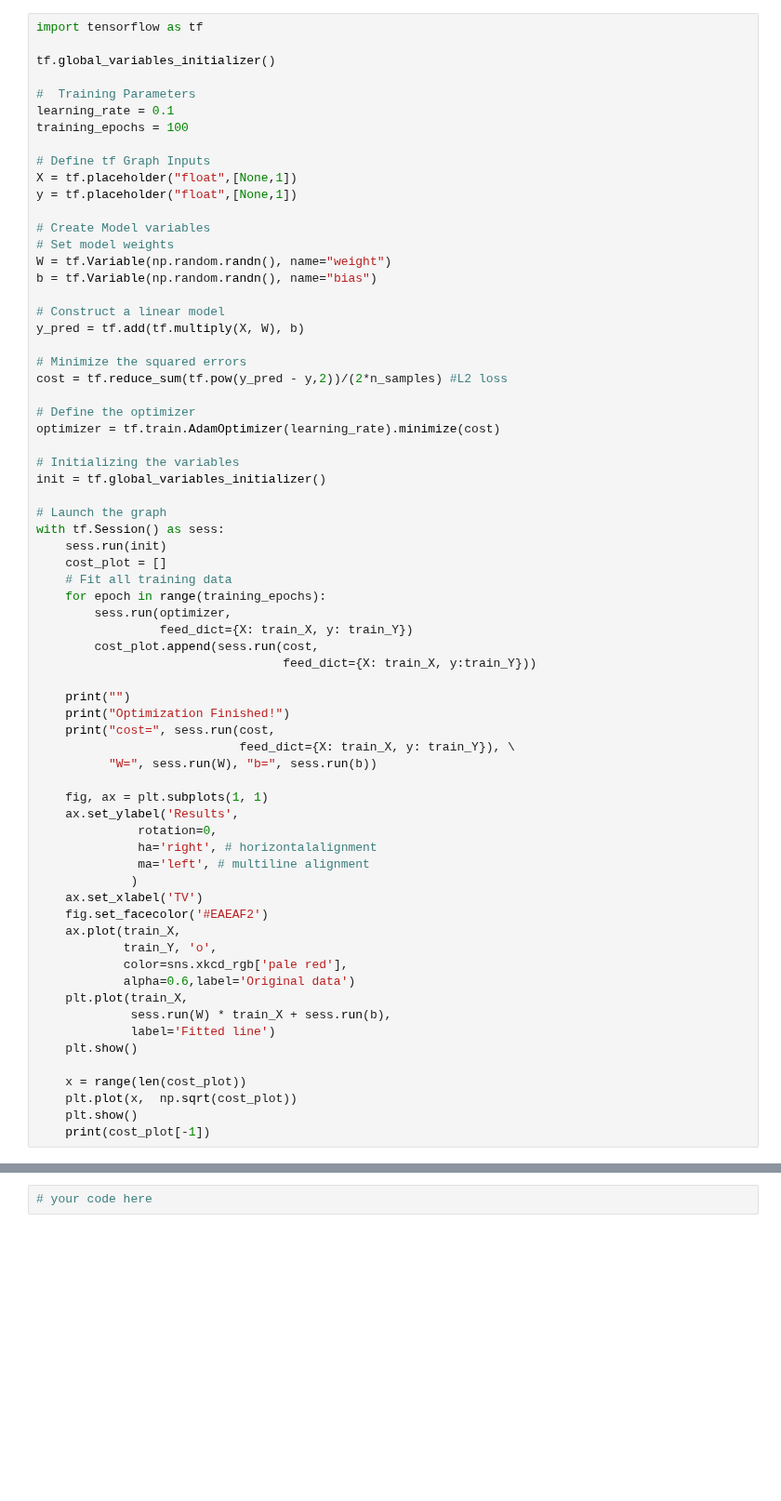
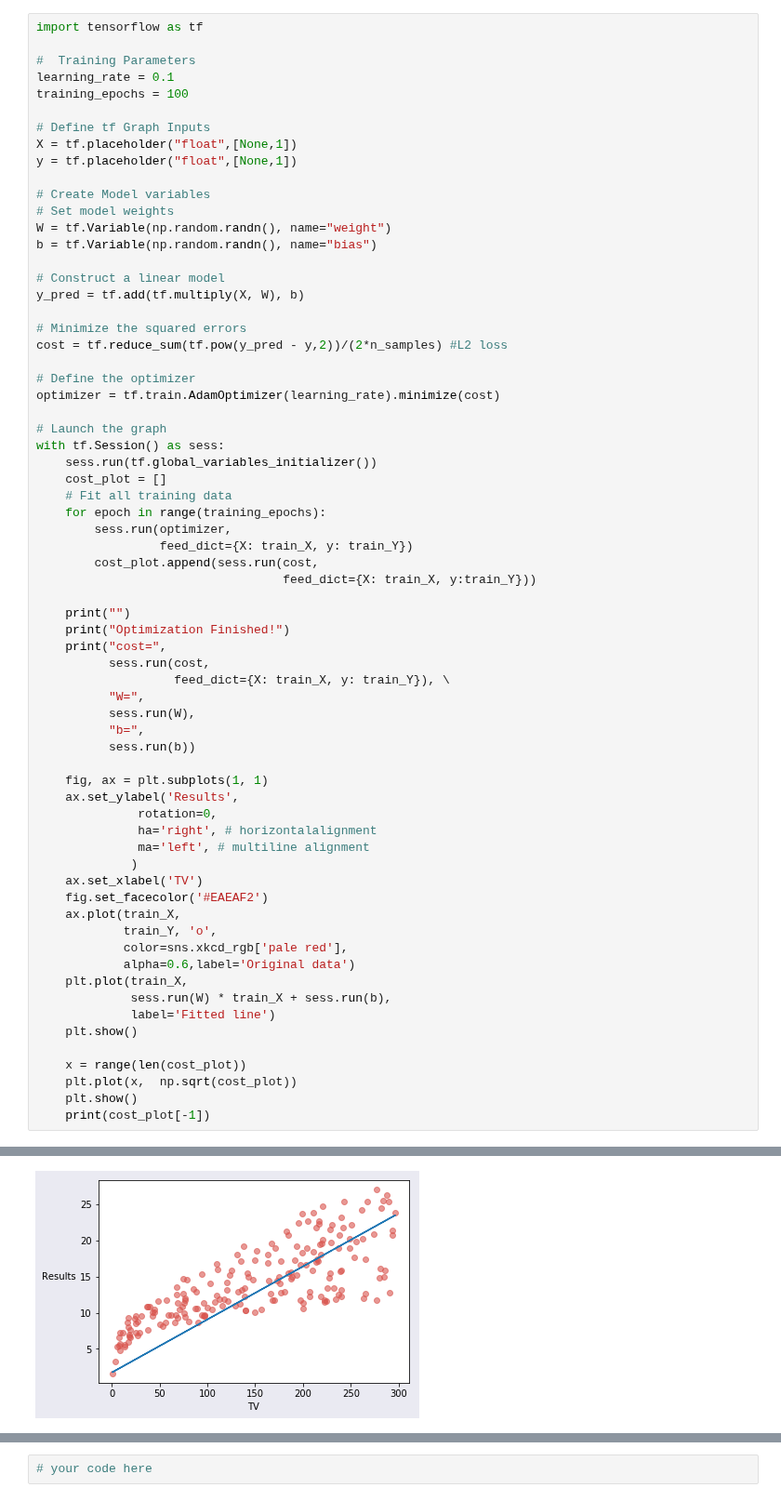
Before and after one commit to DataScienceUB/DeepLearningMaster20192020, a Jupyter notebook: 4. Tensorflow first learning models.ipynb, the cells around one changed output, grey strips where cells are left out. Shown at 93% size. Cells and saved outputs as stored; diff of their text form; blank space fills up the shorter version.

```diff
--- a/4. Tensorflow first learning models.ipynb
+++ b/4. Tensorflow first learning models.ipynb
@@ -55,7 +65,5 @@ plt.show()
 # %%
 import tensorflow as tf
-
-tf.global_variables_initializer()
 
 #  Training Parameters
 learning_rate = 0.1
@@ -79,12 +87,9 @@ cost = tf.reduce_sum(tf.pow(y_pred - y,2))/(2*n_samples) #L2 loss
 # Define the optimizer
 optimizer = tf.train.AdamOptimizer(learning_rate).minimize(cost)
 
-# Initializing the variables
-init = tf.global_variables_initializer()
-
 # Launch the graph
 with tf.Session() as sess:
-    sess.run(init)
+    sess.run(tf.global_variables_initializer())
     cost_plot = []
     # Fit all training data
     for epoch in range(training_epochs):
@@ -95,9 +100,13 @@ with tf.Session() as sess:
 
     print("")
     print("Optimization Finished!")
-    print("cost=", sess.run(cost,
-                            feed_dict={X: train_X, y: train_Y}), \
-          "W=", sess.run(W), "b=", sess.run(b))
+    print("cost=",
+          sess.run(cost,
+                   feed_dict={X: train_X, y: train_Y}), \
+          "W=",
+          sess.run(W),
+          "b=",
+          sess.run(b))
 
     fig, ax = plt.subplots(1, 1)
     ax.set_ylabel('Results',
@@ -120,3 +129,4 @@ with tf.Session() as sess:
     plt.plot(x,  np.sqrt(cost_plot))
     plt.show()
     print(cost_plot[-1])
+# %% [output]
@@ -122,0 +139 @@ with tf.Session() as sess:
+[figure, added]
```
Also changed, not shown: parts of 15 cells of this notebook.
